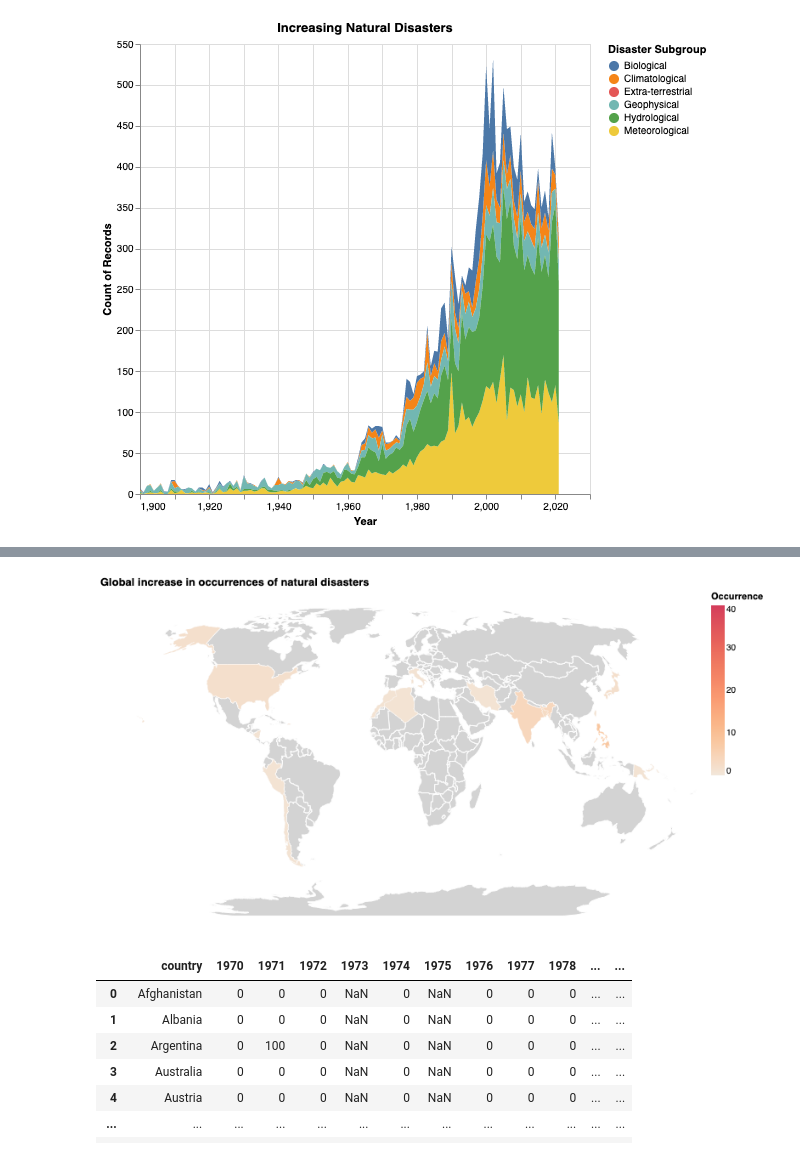
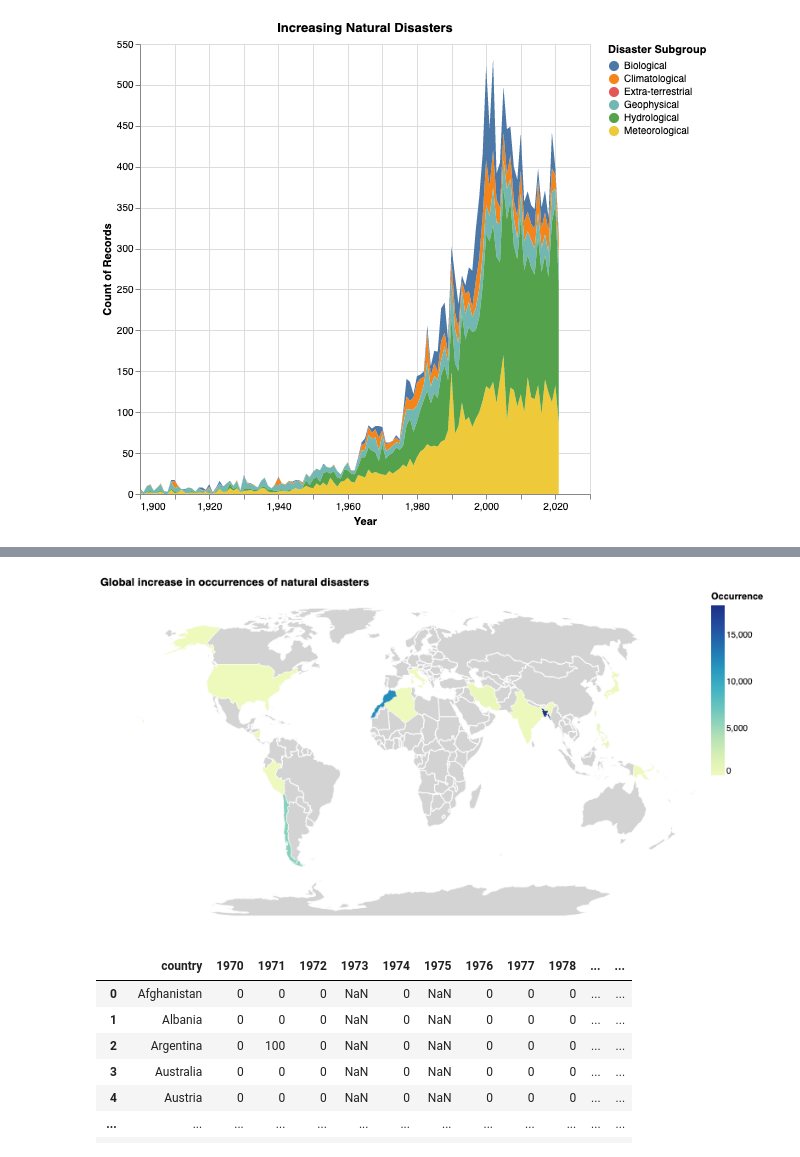
Before and after one commit to mel-liow/climate-analysis, a Jupyter notebook: climate_analysis.ipynb, the cells around one changed output, grey strips where cells are left out. Cells and saved outputs as stored; diff of their text form; code cells hidden in the pictures.

```diff
--- a/climate_analysis.ipynb
+++ b/climate_analysis.ipynb
@@ -282,7 +270,7 @@ pivot.rename(columns={'Country':'country',
                       'Year': 'year',
                       'No Affected_sum': 'total_affected',
                       "Total Damages ('000 US$)_sum" :'total_damages_usd',
-                      'Total Deaths_count_nonzero':'count',
+                      'Total Deaths_count_nonzero':'num_occurrences',
                       'Total Deaths_sum': 'total_deaths'}, inplace=True)
 # %%
 country_info = pd.read_csv(
@@ -303,7 +291,8 @@ country_info = country_info.replace({'Bolivia (Plurinational State of)': 'Bolivi
                           })
 
 
-natural_disasters_merged = pd.merge(pivot, country_info[['country', 'id']], on='country', how='outer')
-# natural_disasters_merged[natural_disasters_merged['country'] == 'Korea']
+natural_disasters_merged = pd.merge(pivot, country_info[['country', 'id']], on='country', how='left')
+natural_disasters_merged[natural_disasters_merged['country'] == "United Kingdom of Great Britain and Northern Ireland" ]
 
 # natural_disasters_merged[natural_disasters_merged['id'].isnull()]['country'].unique()
+# natural_disasters_merged
@@ -325,37 +332,39 @@ world_map = alt.Chart(natural_disasters_merged,
                      ).mark_geoshape(
     stroke='white',
     strokeWidth=0.20
 ).encode(
         color=alt.Color(
-            'count:Q', scale=alt.Scale(scheme="lightorange", domain=[0,40]),
+#             'num_occurrences',
+            'total_deaths:Q',
+#             scale=alt.Scale(scheme="lightorange", domain=[0,40]),
             title="Occurrence"
         ),
         tooltip=[
             alt.Tooltip("country:N", title="Country"),
-            alt.Tooltip("count:Q", title="# natural disasters"),
-
+#             alt.Tooltip("sum(total_deaths):Q", title="# natural disasters"),
+            alt.Tooltip('total_deaths:Q', title='deaths')
         ]
 ).add_selection(
     select_year
 ).transform_filter(
     select_year
 ).transform_lookup(
         lookup='id',
         from_=alt.LookupData(countries,
                              key='id',
                              fields=["type", "properties", "geometry"])
 )
 
 final_map = (
     (background + world_map)
     .configure_view(strokeWidth=0)
     .properties(width=700, height=400)
     .project("naturalEarth1")
     .configure_view(stroke=None)
 )
 final_map
 # %% [output]
-[figure, old version]
+[figure, new version]
 # %%
 temp_deaths = pd.read_csv('data/extreme_temperature_deaths_annual_number.csv')
 # %%
```
Also changed, not shown: parts of 4 cells of this notebook.
